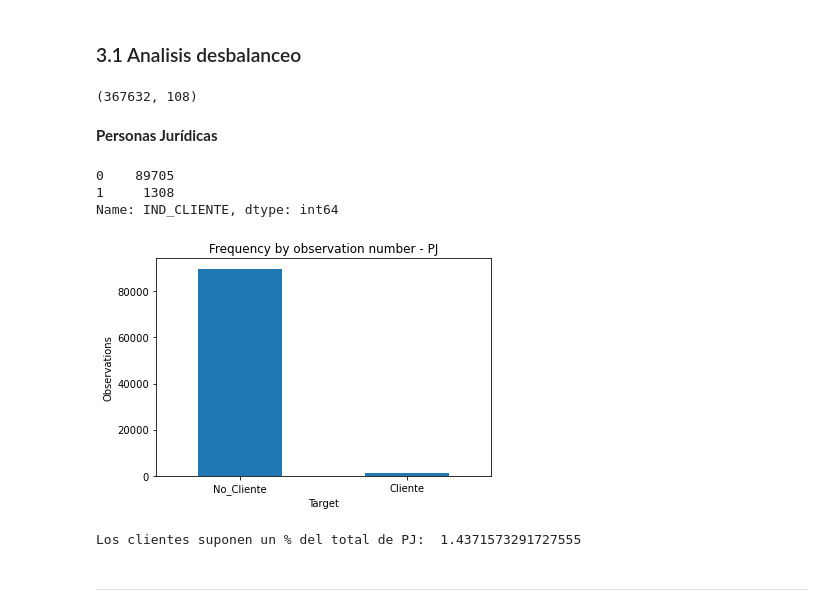
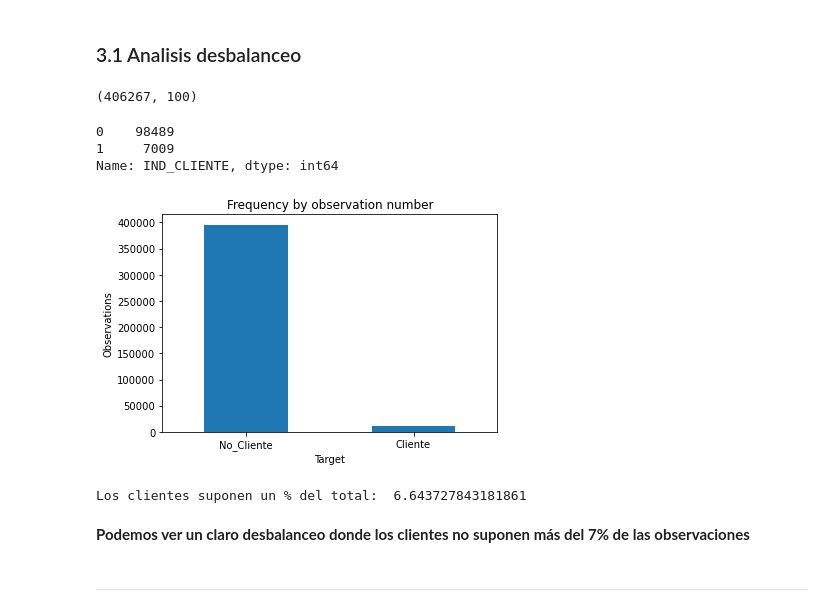
Before and after one commit to alfonsojimenezhernandez/TFM--Predictor-clientes-ecommerce, a Jupyter notebook: Modelo_2- PJ.ipynb, the cells around one changed output. Cells and saved outputs as stored; diff of their text form; code cells hidden in the pictures.

```diff
--- a/Modelo_2- PJ.ipynb
+++ b/Modelo_2- PJ.ipynb
@@ -65,7 +65,7 @@ Además someteremos las variables categóricas a variables *dummies*, de forma q
 # %% [markdown]
 ### 2.1 Lectura de Fichero
 # %%
-df = pd.read_csv('Data/dataset_model.txt', sep = ';', encoding = 'ISO-8859-1')
+df = pd.read_csv('Data/dataset_model_corr.txt', sep = ';', encoding = 'ISO-8859-1')
 # %%
 df.shape
 # %% [output]
@@ -82,8 +82,8 @@ df.head(3)
 # %% [markdown]
 ### 2.2 Variables dummies
 # %%
-ohe_columns = ['TIPOUSUARIO','TIPOEMAIL','TIPO_TELF','IP_CONTINENTE','IP_COUNTRY_PIB','IP_COUNTRY_IDH_GROUP','USU_TIPO','USU_TAMANIO','USU_ESTADO','USU_SECTOR_ECONOMICO',
-               '1A_DESCGRUPOPROD','1A_EMPCONSUL_EST','1A_EMPCONSUL_SECTOR']
+ohe_columns = ['TIPOUSUARIO','FECHA_REGISTRO_WEEKDAY','FECHA_REGISTRO_MONTH','CANAL_REGISTRO','TIPOEMAIL','TIPO_TELF','IP_CONTINENTE','IP_COUNTRY_PIB','USU_TIPO',
+               'USU_TAMANIO','USU_ESTADO','USU_SECTOR_ECONOMICO','1A_DESCGRUPOPROD','1A_EMPCONSUL_EST','1A_EMPCONSUL_SECTOR']
 # %%
 final_df = pd.get_dummies(df, columns = ohe_columns)
 # %% [markdown]
@@ -108,28 +114,28 @@ columnas = ['TIPOUSUARIO_PF','TIPOUSUARIO_PJ','FECHA_REGISTRO_BUSINESS_DAY','FEC
 # %%
 final_df.shape
 # %% [output]
-(367632, 108)
+(406267, 100)
-# %% [markdown]
-**Personas Jurídicas**
 # %%
 pd.value_counts(final_df.loc[final_df['TIPOUSUARIO_PJ'] == 1, 'IND_CLIENTE'], sort = True)
 # %% [output]
-0    89705
-1     1308
+0    98489
+1     7009
 Name: IND_CLIENTE, dtype: int64
 # %%
-count_classes = pd.value_counts(final_df.loc[final_df['TIPOUSUARIO_PJ'] == 1, 'IND_CLIENTE'], sort = True)
+count_classes = pd.value_counts(final_df['IND_CLIENTE'], sort = True)
 count_classes.plot(kind = 'bar', rot = 0)
 plt.xticks(range(2), LABELS)
-plt.title("Frequency by observation number - PJ")
+plt.title("Frequency by observation number")
 plt.xlabel("Target")
 plt.ylabel("Observations");
 # %% [output]
-[figure, old version]
+[figure, new version]
 # %%
-print('Los clientes suponen un % del total de PJ: ', (1308/final_df.loc[final_df['TIPOUSUARIO_PJ'] == 1].shape[0])*100)
+print('Los clientes suponen un % del total: ', ((7009/(len(final_df.loc[final_df['TIPOUSUARIO_PJ'] == 1])))*100))
 # %% [output]
-Los clientes suponen un % del total de PJ:  1.4371573291727555
+Los clientes suponen un % del total:  6.643727843181861
+# %% [markdown]
+**Podemos ver un claro desbalanceo donde los clientes no suponen más del 7% de las observaciones**
 # %% [markdown]
 ------------------
 # %% [markdown]
```
Also changed, not shown: parts of 108 cells of this notebook, 7 other files.
